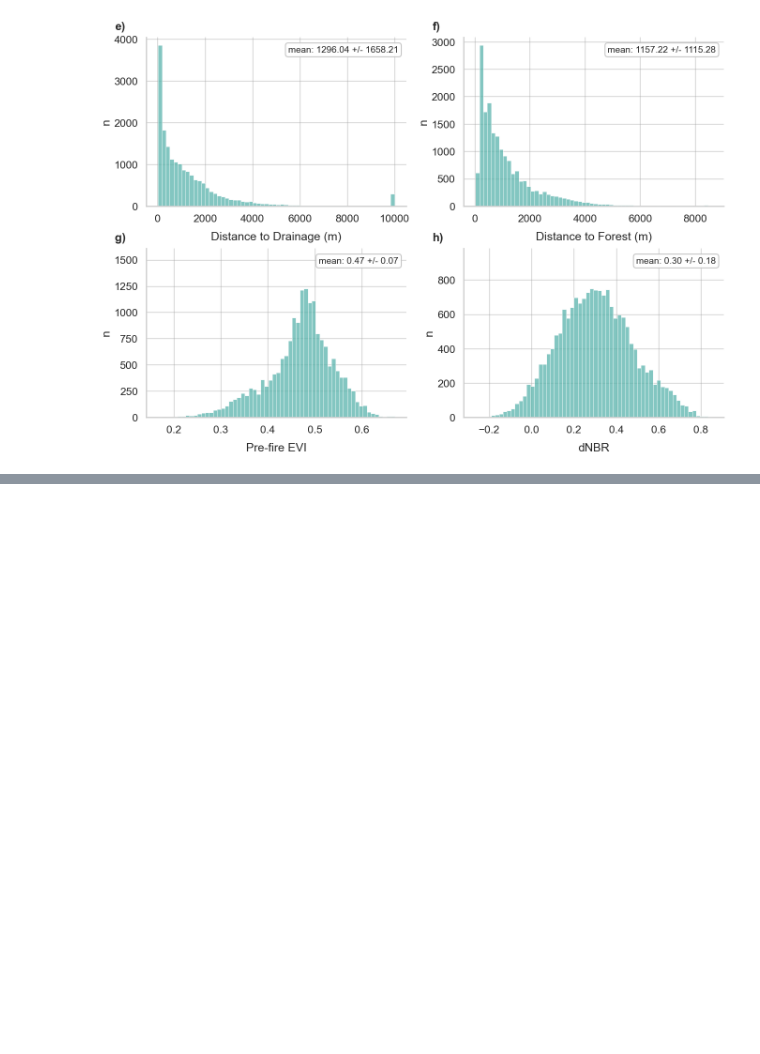
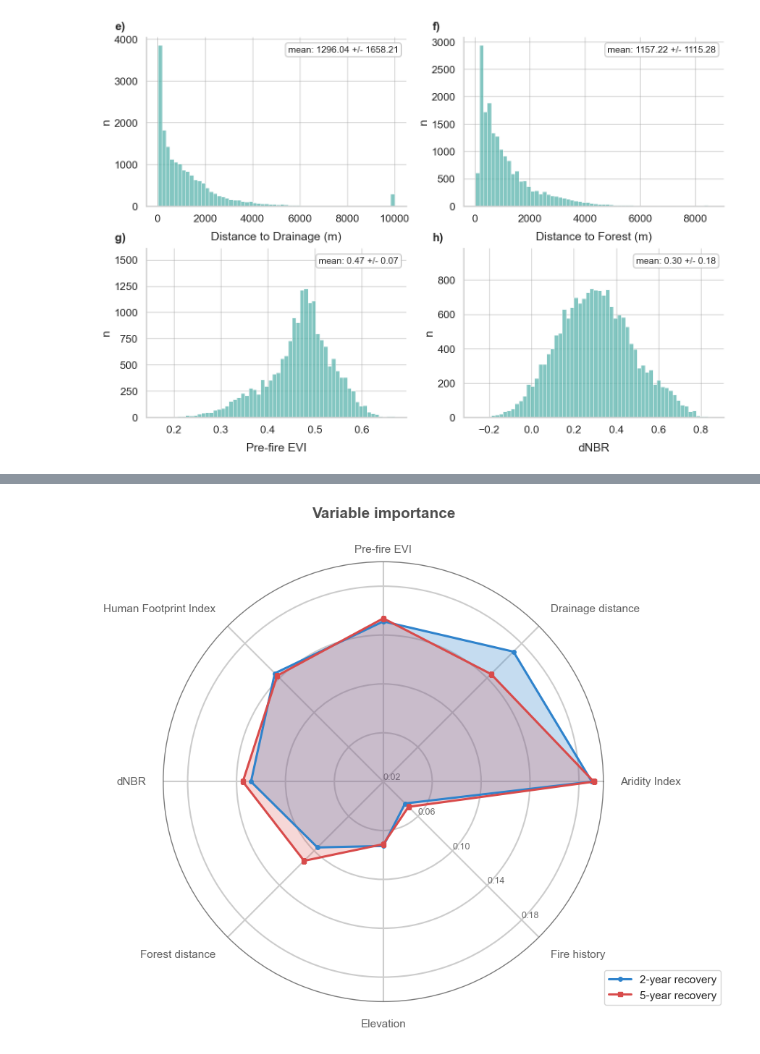
Before and after one commit to ninorp55/tropical-peat-post-fire-vegetation-recovery, a Jupyter notebook: 5_more_figures.ipynb, the cells around one changed output, grey strips where cells are left out. Cells and saved outputs as stored; diff of their text form; code cells hidden in the pictures; blank space fills up the shorter version.

Commit message:
spider graph

```diff
--- a/5_more_figures.ipynb
+++ b/5_more_figures.ipynb
@@ -271,0 +343,96 @@ Saved: figures/all_histograms/histogram_panel_pt2.png
+# %%
+import numpy as np
+import matplotlib.pyplot as plt
+from pathlib import Path
+
+vars_order = importance_df2["variable"].tolist()
+radar_labels = {
+    "hfp": "Human Footprint Index",
+    "drainage_dist": "Drainage distance",
+    "forest_dist": "Forest distance",
+    "pre_fire_evi": "Pre-fire EVI",
+    "aridity_index": "Aridity Index",
+    "fire_history": "Fire history",
+    "dnbr": "dNBR",
+    "elevation": "Elevation",
+}
+display_labels = [radar_labels.get(var, var) for var in vars_order]
+
+imp2 = importance_df2.set_index("variable").loc[vars_order, "importance"].values
+imp5 = importance_df_5_yr.set_index("variable").loc[vars_order, "importance"].values
+
+angles = np.linspace(0, 2 * np.pi, len(vars_order), endpoint=False)
+closed_angles = np.concatenate([angles, [angles[0]]])
+imp2 = np.concatenate([imp2, [imp2[0]]])
+imp5 = np.concatenate([imp5, [imp5[0]]])
+
+blue_color = "#2f83cc"
+red_color = "#d84b4b"
+max_radius = 0.20
+label_radius = max_radius + 0.014
+
+fig, ax = plt.subplots(
+    figsize=(8, 8),
+    subplot_kw={"polar": True},
+)
+
+ax.plot(closed_angles, imp2, color=blue_color, linewidth=2.2, marker="o", markersize=4, label="2-year recovery")
+ax.fill(closed_angles, imp2, color=blue_color, alpha=0.28)
+
+ax.plot(closed_angles, imp5, color=red_color, linewidth=2.2, marker="s", markersize=4, label="5-year recovery")
+ax.fill(closed_angles, imp5, color=red_color, alpha=0.22)
+
+ax.set_xticks(angles)
+ax.set_xticklabels([])
+
+# Labels out of the plot
+for angle, label in zip(angles, display_labels):
+    cos_val = np.cos(angle)
+    sin_val = np.sin(angle)
+
+    if cos_val > 0.15:
+        ha = "left"
+    elif cos_val < -0.15:
+        ha = "right"
+    else:
+        ha = "center"
+
+    if sin_val > 0.85:
+        va = "top"
+    elif sin_val > 0.25:
+        va = "bottom"
+    elif sin_val < -0.25:
+        va = "top"
+    else:
+        va = "center"
+
+    ax.text(
+        angle,
+        label_radius,
+        label,
+        fontsize=11,
+        color="#5f5f5f",
+        ha=ha,
+        va=va,
+        clip_on=False,
+    )
+
+ax.set_ylim(0.04, max_radius)
+radial_ticks = [0.02, 0.06, 0.10, 0.14, 0.18]
+ax.set_yticks(radial_ticks)
+ax.set_yticklabels([f"{tick:.2f}" for tick in radial_ticks], fontsize=9, color="#6b6b6b")
+fire_history_angle = angles[vars_order.index("fire_history")]
+ax.set_rlabel_position(np.degrees(fire_history_angle))
+
+ax.spines["polar"].set_color("#7a7a7a")
+ax.spines["polar"].set_linewidth(1.0)
+
+ax.set_title("Variable importance", pad=44, fontsize=15, color="#4f4f4f")
+legend = ax.legend(loc="lower right", bbox_to_anchor=(1.28, -0.02), frameon=True, fontsize=11)
+legend.get_frame().set_linewidth(1.0)
+
+fig.subplots_adjust(left=0.05, right=0.83, top=0.84, bottom=0.08)
+plt.show()
+plt.savefig('figures/variable_importance(spider).png', bbox_inches='tight', dpi=300)
+# %% [output]
+[figure, added]
```
Also changed, not shown: parts of 2 cells of this notebook, 1 other file.
